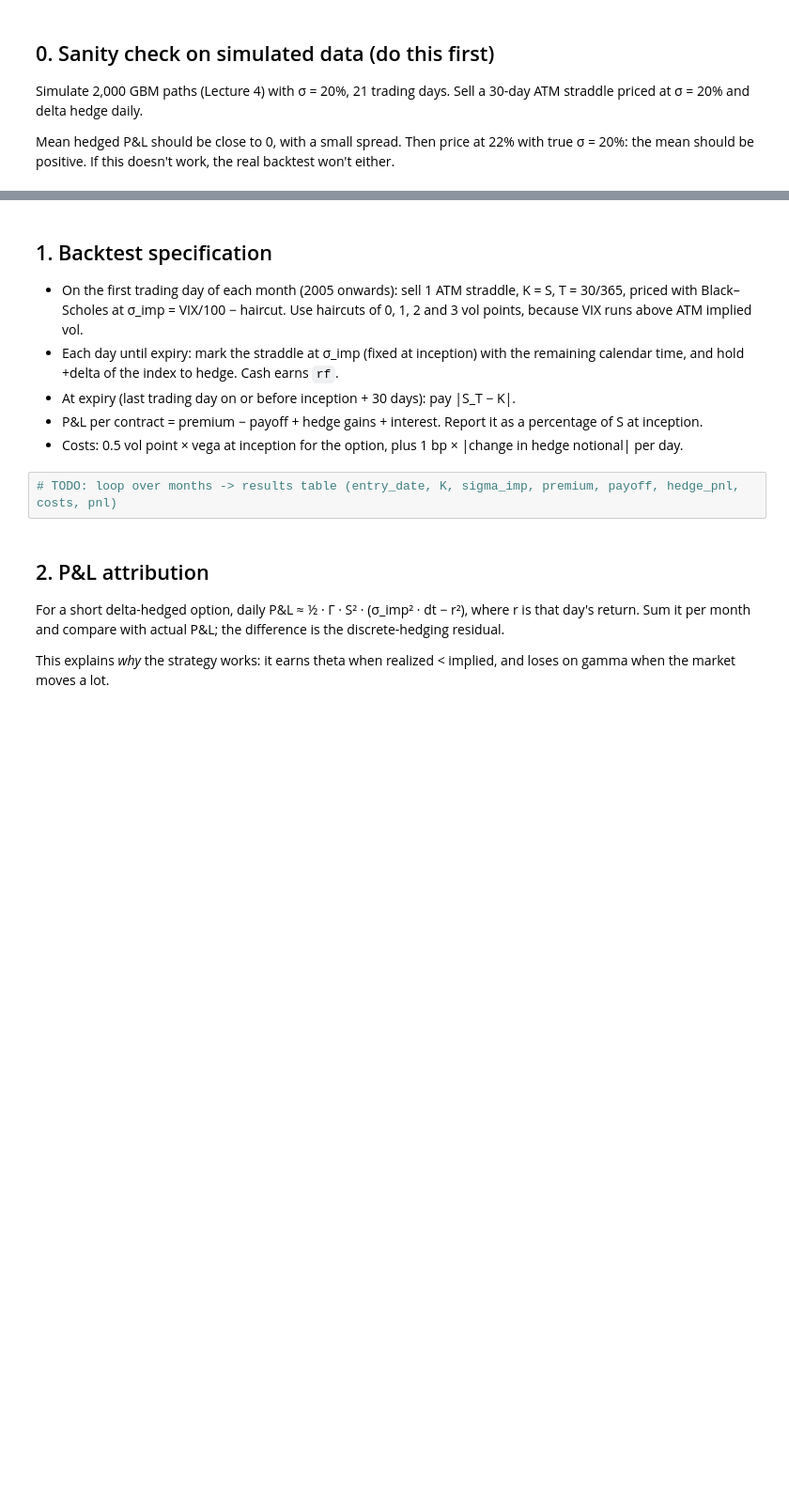
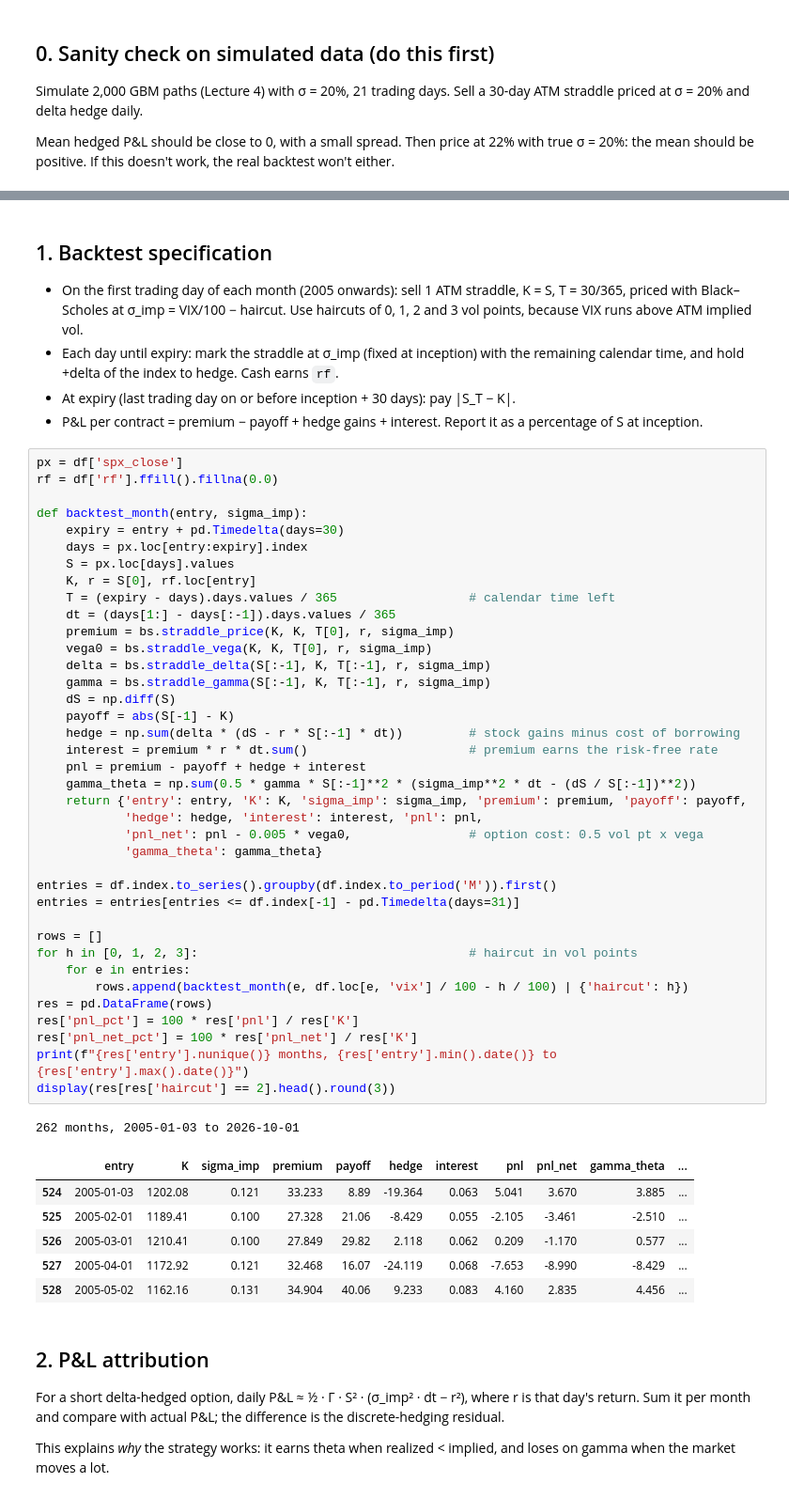
Before and after one commit to Sagar-DU/volatility-risk-premium, a Jupyter notebook: notebooks/04_straddle_backtest.ipynb, the cells around one changed output, grey strips where cells are left out. Shown at 94% size. Drawn from its saved outputs; the diff is of its cells as text; blank space fills up the shorter version.

```diff
--- a/notebooks/04_straddle_backtest.ipynb
+++ b/notebooks/04_straddle_backtest.ipynb
@@ -53,9 +80,52 @@ plt.show()
 - Each day until expiry: mark the straddle at σ_imp (fixed at inception) with the remaining calendar time, and hold +delta of the index to hedge. Cash earns `rf`.
 - At expiry (last trading day on or before inception + 30 days): pay |S_T − K|.
 - P&L per contract = premium − payoff + hedge gains + interest. Report it as a percentage of S at inception.
-- Costs: 0.5 vol point × vega at inception for the option, plus 1 bp × |change in hedge notional| per day.
 # %%
-# TODO: loop over months -> results table (entry_date, K, sigma_imp, premium, payoff, hedge_pnl, costs, pnl)
+px = df['spx_close']
+rf = df['rf'].ffill().fillna(0.0)
+
+def backtest_month(entry, sigma_imp):
+    expiry = entry + pd.Timedelta(days=30)
+    days = px.loc[entry:expiry].index
+    S = px.loc[days].values
+    K, r = S[0], rf.loc[entry]
+    T = (expiry - days).days.values / 365                  # calendar time left
+    dt = (days[1:] - days[:-1]).days.values / 365
+    premium = bs.straddle_price(K, K, T[0], r, sigma_imp)
+    vega0 = bs.straddle_vega(K, K, T[0], r, sigma_imp)
+    delta = bs.straddle_delta(S[:-1], K, T[:-1], r, sigma_imp)
+    gamma = bs.straddle_gamma(S[:-1], K, T[:-1], r, sigma_imp)
+    dS = np.diff(S)
+    payoff = abs(S[-1] - K)
+    hedge = np.sum(delta * (dS - r * S[:-1] * dt))         # stock gains minus cost of borrowing
+    interest = premium * r * dt.sum()                      # premium earns the risk-free rate
+    pnl = premium - payoff + hedge + interest
+    gamma_theta = np.sum(0.5 * gamma * S[:-1]**2 * (sigma_imp**2 * dt - (dS / S[:-1])**2))
+    return {'entry': entry, 'K': K, 'sigma_imp': sigma_imp, 'premium': premium, 'payoff': payoff,
+            'hedge': hedge, 'interest': interest, 'pnl': pnl,
+            'pnl_net': pnl - 0.005 * vega0,                # option cost: 0.5 vol pt x vega
+            'gamma_theta': gamma_theta}
+
+entries = df.index.to_series().groupby(df.index.to_period('M')).first()
+entries = entries[entries <= df.index[-1] - pd.Timedelta(days=31)]
+
+rows = []
+for h in [0, 1, 2, 3]:                                     # haircut in vol points
+    for e in entries:
+        rows.append(backtest_month(e, df.loc[e, 'vix'] / 100 - h / 100) | {'haircut': h})
+res = pd.DataFrame(rows)
+res['pnl_pct'] = 100 * res['pnl'] / res['K']
+res['pnl_net_pct'] = 100 * res['pnl_net'] / res['K']
+print(f"{res['entry'].nunique()} months, {res['entry'].min().date()} to {res['entry'].max().date()}")
+display(res[res['haircut'] == 2].head().round(3))
+# %% [output]
+262 months, 2005-01-03 to 2026-10-01
+|  | entry | K | sigma_imp | premium | payoff | hedge | interest | pnl | pnl_net | gamma_theta | ... |
+| 524 | 2005-01-03 | 1202.08 | 0.121 | 33.233 | 8.89 | -19.364 | 0.063 | 5.041 | 3.670 | 3.885 | ... |
+| 525 | 2005-02-01 | 1189.41 | 0.100 | 27.328 | 21.06 | -8.429 | 0.055 | -2.105 | -3.461 | -2.510 | ... |
+| 526 | 2005-03-01 | 1210.41 | 0.100 | 27.849 | 29.82 | 2.118 | 0.062 | 0.209 | -1.170 | 0.577 | ... |
+| 527 | 2005-04-01 | 1172.92 | 0.121 | 32.468 | 16.07 | -24.119 | 0.068 | -7.653 | -8.990 | -8.429 | ... |
+| 528 | 2005-05-02 | 1162.16 | 0.131 | 34.904 | 40.06 | 9.233 | 0.083 | 4.160 | 2.835 | 4.456 | ... |
 # %% [markdown]
 ## 2. P&L attribution
 For a short delta-hedged option, daily P&L ≈ ½ · Γ · S² · (σ_imp² · dt − r²), where r is that day's return. Sum it per month and compare with actual P&L; the difference is the discrete-hedging residual.
```
Also changed, not shown: parts of 7 cells of this notebook, 2 other files.
